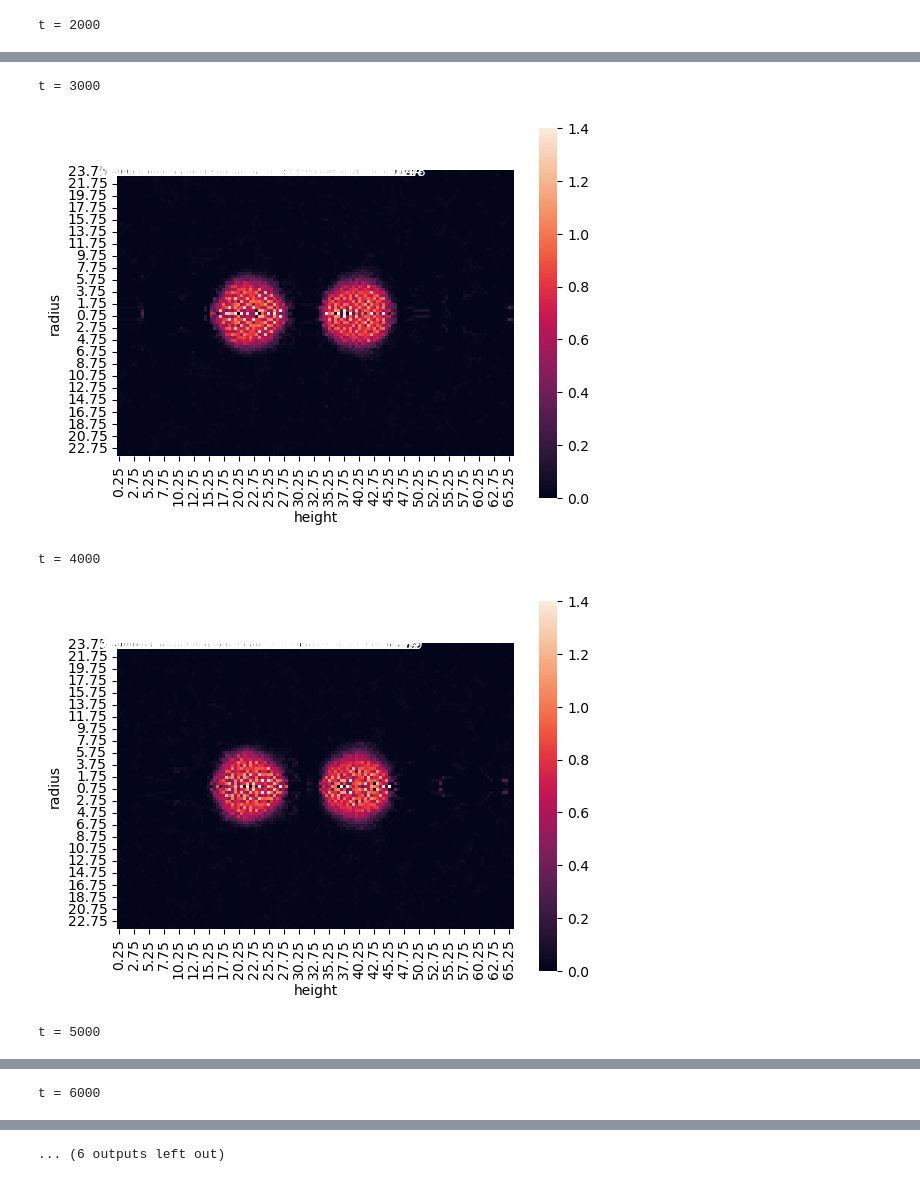
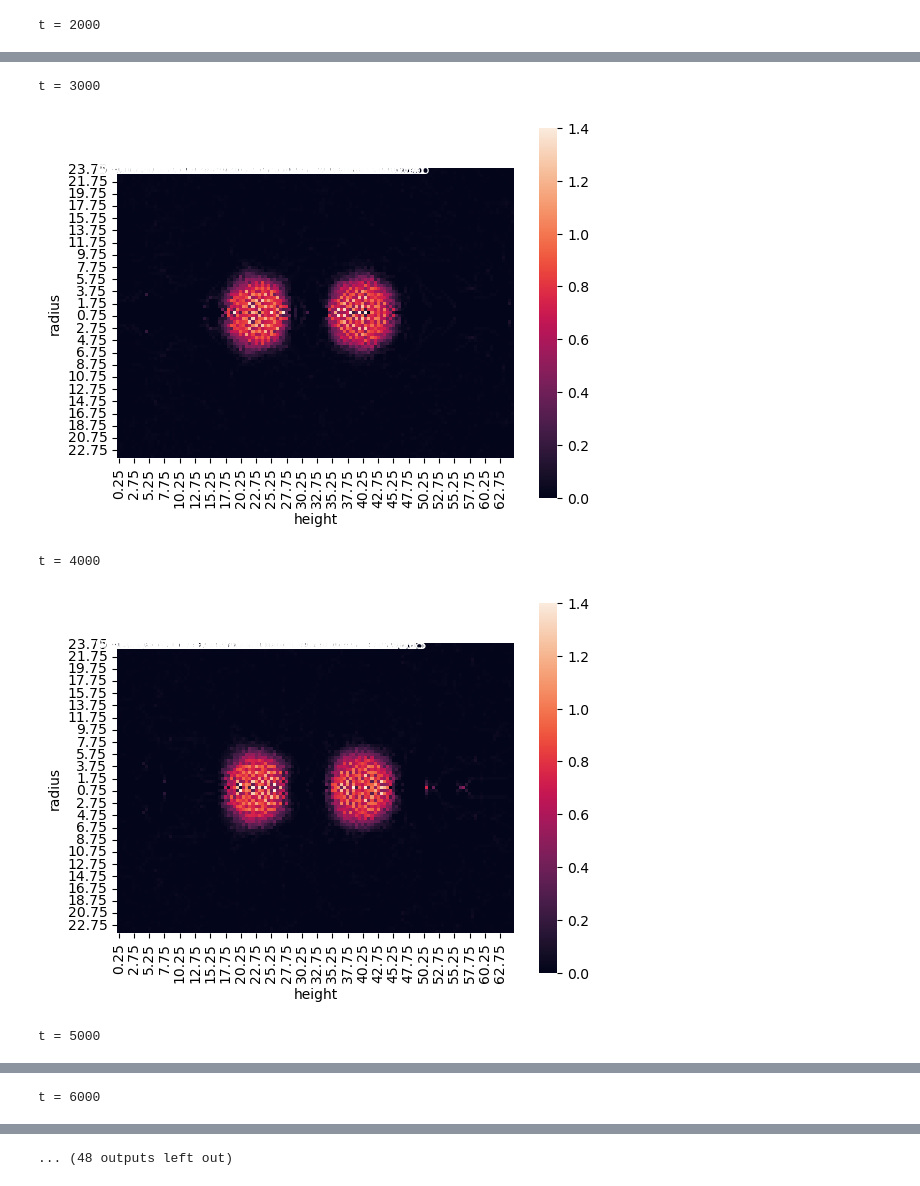
Before and after one commit to JakNiem/coalescence, a Jupyter notebook: postprocCoalescence.ipynb, the cells around one changed output, grey strips where cells are left out. Cells and saved outputs as stored; diff of their text form; code cells hidden in the pictures.

```diff
--- a/postprocCoalescence.ipynb
+++ b/postprocCoalescence.ipynb
@@ -82,7 +82,8 @@ import seaborn as sns
 #             ax.get_legend().remove()
 # %%
 # folder = "_oldRuns/T0.7_r12_d2" # TESTCASE, functional
-folder = "T0.7_r6_d6"
+# folder = "T0.7_r6_d6"
+folder = "T0.7_r6_d5"
 
 dirList = os.listdir(folder)
 scalarSamples = [f for f in dirList if 'CylindricSampling' in f]
@@ -124,5 +125,5 @@ t = 2000
 t = 3000
-[figure, old version]
+[figure, new version]
 t = 4000
-[figure, old version]
+[figure, new version]
 t = 5000
@@ -132,4 +133,4 @@ t = 6000
-... (6 outputs left out)
+... (48 outputs left out)
 # %%
 dirList = os.listdir('.')
 folders = [f for f in dirList if os.path.isdir(f)]
```
Also changed, not shown: parts of 7 cells of this notebook.
